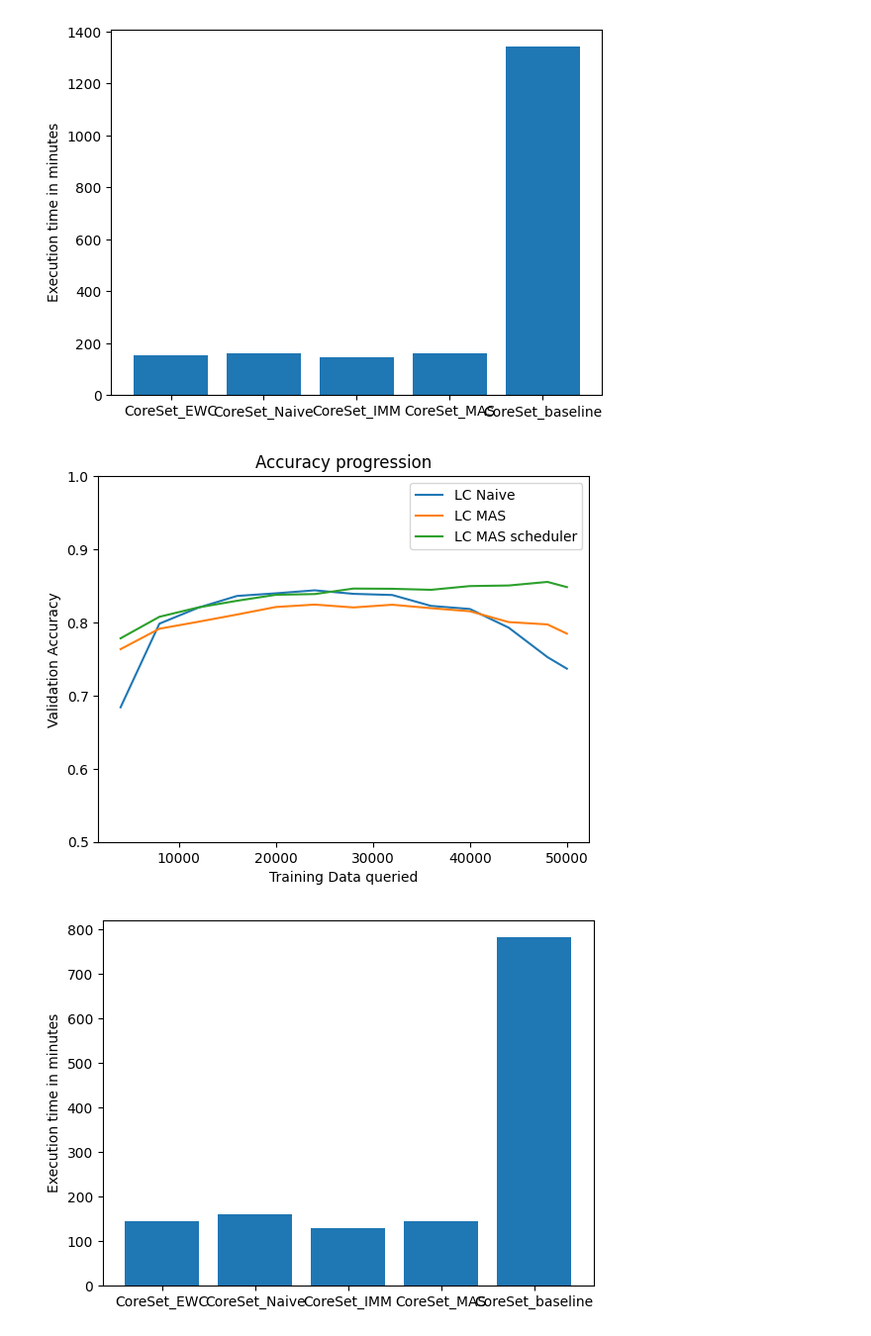
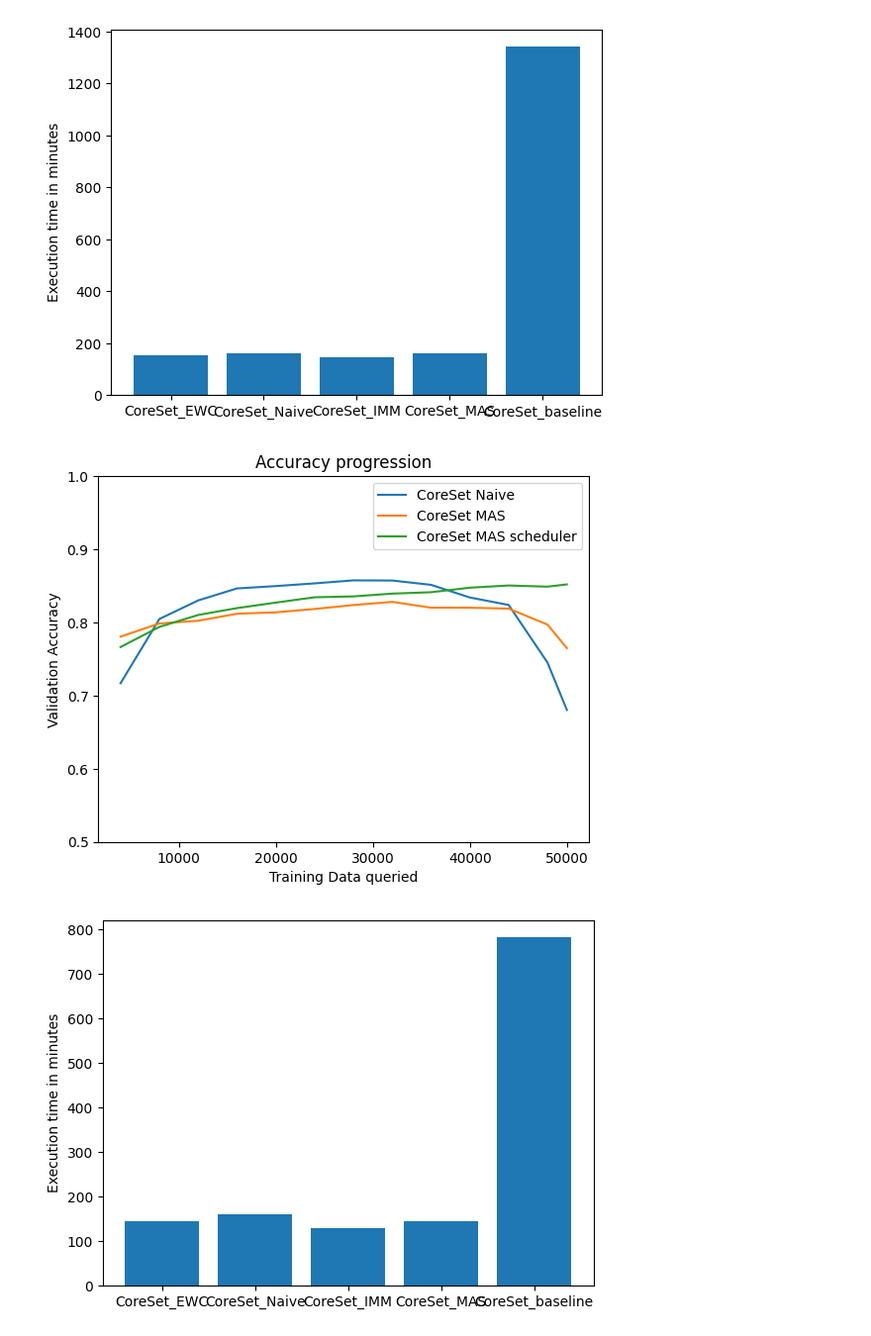
Before and after one commit to FelixMoeller3/calms, a Jupyter notebook: src/evaluation/eval_model_stealing.ipynb, the cells around one changed output. Shown at 99% size. Cells and saved outputs as stored; diff of their text form; code cells hidden in the pictures.

```diff
--- a/src/evaluation/eval_model_stealing.ipynb
+++ b/src/evaluation/eval_model_stealing.ipynb
@@ -822,6 +832,7 @@ Lc_EWC = [0.6871, 0.7881, 0.8222, 0.8312, 0.8346, 0.8382, 0.843, 0.8434, 0.8372,
 Lc_MAS_scheduler = [0.7783, 0.8077, 0.8205, 0.8296, 0.8378, 0.8388, 0.8463, 0.846, 0.8446, 0.8497, 0.8505, 0.8554, 0.8483]
 
 Random_MAS = [0.757, 0.7723, 0.7833, 0.7917, 0.8021, 0.804, 0.8088, 0.8114, 0.8132, 0.8148, 0.822, 0.8207, 0.812]
+Random_MAS_scheduler = [0.767, 0.7827, 0.7835, 0.7835, 0.7868, 0.7868, 0.785, 0.7843, 0.7868, 0.7842, 0.7832, 0.7849, 0.7836]
 Random_IMM = [0.6242, 0.6919, 0.725, 0.7529, 0.7653, 0.7779, 0.7933, 0.8185, 0.8198, 0.8312, 0.8392, 0.8362, 0.8389]
 Random_EWC = [0.6595, 0.7248, 0.7595, 0.7945, 0.8131, 0.8213, 0.8404, 0.8397, 0.852, 0.853, 0.8609, 0.8587, 0.8597]
 Random_Naive = [0.6592, 0.722, 0.7599, 0.7827, 0.808, 0.8238, 0.8323, 0.8382, 0.8424, 0.8457, 0.8562, 0.8603, 0.7831]
@@ -830,40 +841,42 @@ Bald_Naive = [0.6782, 0.7813, 0.8198, 0.831, 0.832, 0.8416, 0.8433, 0.8391, 0.83
 Bald_EWC = [0.6964, 0.7771, 0.8212, 0.8299, 0.828, 0.8293, 0.8298, 0.8319, 0.815, 0.805, 0.7831, 0.7471, 0.7423]
 Bald_IMM = [0.6988, 0.7607, 0.8, 0.827, 0.8291, 0.8269, 0.8256, 0.8302, 0.8187, 0.8088, 0.7874, 0.7421, 0.6889]
 Bald_MAS = [0.7565, 0.773, 0.7861, 0.8061, 0.8094, 0.8189, 0.8193, 0.8132, 0.8172, 0.804, 0.8005, 0.792, 0.7465]
+Bald_MAS_scheduler = [0.7804, 0.8014, 0.8255, 0.8312, 0.8399, 0.8425, 0.8488, 0.8455, 0.8456, 0.8392, 0.8428, 0.8397, 0.8455]
 
 CoreSet_IMM = [0.6893, 0.7801, 0.8133, 0.8346, 0.8369, 0.8484, 0.8455, 0.848, 0.8464, 0.8257, 0.8099, 0.7732, 0.6709]
 CoreSet_MAS = [0.7806, 0.7986, 0.8023, 0.8119, 0.8138, 0.8184, 0.8238, 0.8281, 0.8202, 0.8201, 0.8189, 0.7971, 0.7649]
+CoreSet_MAS_scheduler = [0.7664, 0.7939, 0.8102, 0.8196, 0.8271, 0.8344, 0.8356, 0.8394, 0.8413, 0.8475, 0.8505, 0.8489, 0.852]
 CoreSet_EWC = [0.6663, 0.7439, 0.7939, 0.8238, 0.8265, 0.8391, 0.8292, 0.8416, 0.8299, 0.8352, 0.8158, 0.7811, 0.6842]
 CoreSet_Naive = [0.7169, 0.8047, 0.8301, 0.8465, 0.8497, 0.8534, 0.8575, 0.8573, 0.8514, 0.8341, 0.8239, 0.7452, 0.6804]
 
 Badge_Naive = [0.7283, 0.813, 0.8341, 0.8483, 0.8517, 0.8549, 0.8555, 0.8529, 0.8509, 0.836, 0.812, 0.7804, 0.7571]
 Badge_MAS = [0.7599, 0.7851, 0.7987, 0.8112, 0.8138, 0.82, 0.8236, 0.8213, 0.8229, 0.8093, 0.8131, 0.7845, 0.7519]
 Badge_IMM = [0.6701, 0.7679, 0.8146, 0.8317, 0.8421, 0.844, 0.8529, 0.8471, 0.8396, 0.8282, 0.7993, 0.7739, 0.7031]
 Badge_EWC = [0.6976, 0.8049, 0.8313, 0.844, 0.849, 0.8484, 0.8542, 0.8415, 0.8508, 0.8262, 0.8054, 0.7713, 0.7314]
 
 Random_Baseline = [0.6987, 0.7909, 0.8405, 0.8755, 0.8962, 0.9103, 0.9202, 0.9304, 0.9364, 0.9405, 0.9459, 0.9496, 0.9496]
 Badge_Baseline = [0.678, 0.8502, 0.9039, 0.9299, 0.9407, 0.9482, 0.9483, 0.9493, 0.9468, 0.9457, 0.9406, 0.9362, 0.9375]
 Lc_Baseline = [0.7186, 0.8715, 0.9093, 0.9345, 0.9435, 0.9483, 0.9515, 0.9472, 0.9478, 0.9439, 0.9442, 0.9439, 0.939]
 CoreSet_Baseline = [0.7131, 0.8488, 0.8983, 0.922, 0.9373, 0.9476, 0.9478, 0.9478, 0.949, 0.9478, 0.945, 0.9412, 0.9386]
 Bald_Baseline = [0.6715, 0.8532, 0.905, 0.9325, 0.9457, 0.947, 0.9491, 0.9494, 0.9509, 0.9456, 0.9431, 0.9402, 0.9378]
 
 x = [(i+1)*4000 for i in range(12)] + [50000]
 #plt.plot(x,CoreSet_Naive,label="CoreSet Naive")
 #plt.plot(x,CoreSet_EWC,label="CoreSet EWC")
 #plt.plot(x,CoreSet_IMM,label="CoreSet IMM")
 #plt.plot(x,CoreSet_MAS,label="CoreSet MAS")
 #plt.plot(x,CoreSet_Baseline,label="CoreSet baseline")
-plt.plot(x,LC_Naive,label="LC Naive")
-plt.plot(x,Lc_MAS,label="LC MAS")
-plt.plot(x,Lc_MAS_scheduler,label="LC MAS scheduler")
+plt.plot(x,CoreSet_Naive,label="CoreSet Naive")
+plt.plot(x,CoreSet_MAS,label="CoreSet MAS")
+plt.plot(x,CoreSet_MAS_scheduler,label="CoreSet MAS scheduler")
 plt.ylim(0.5,1.0)
 plt.title("Accuracy progression")
 plt.xlabel("Training Data queried")
 plt.ylabel("Validation Accuracy")
 plt.legend()
 plt.show()
 # %% [output]
-[figure, old version]
+[figure, new version]
 # %%
 # 4000 Queries time
 LC_Naive = '01h:16m:55s'
```
Also changed, not shown: parts of 2 cells of this notebook.
